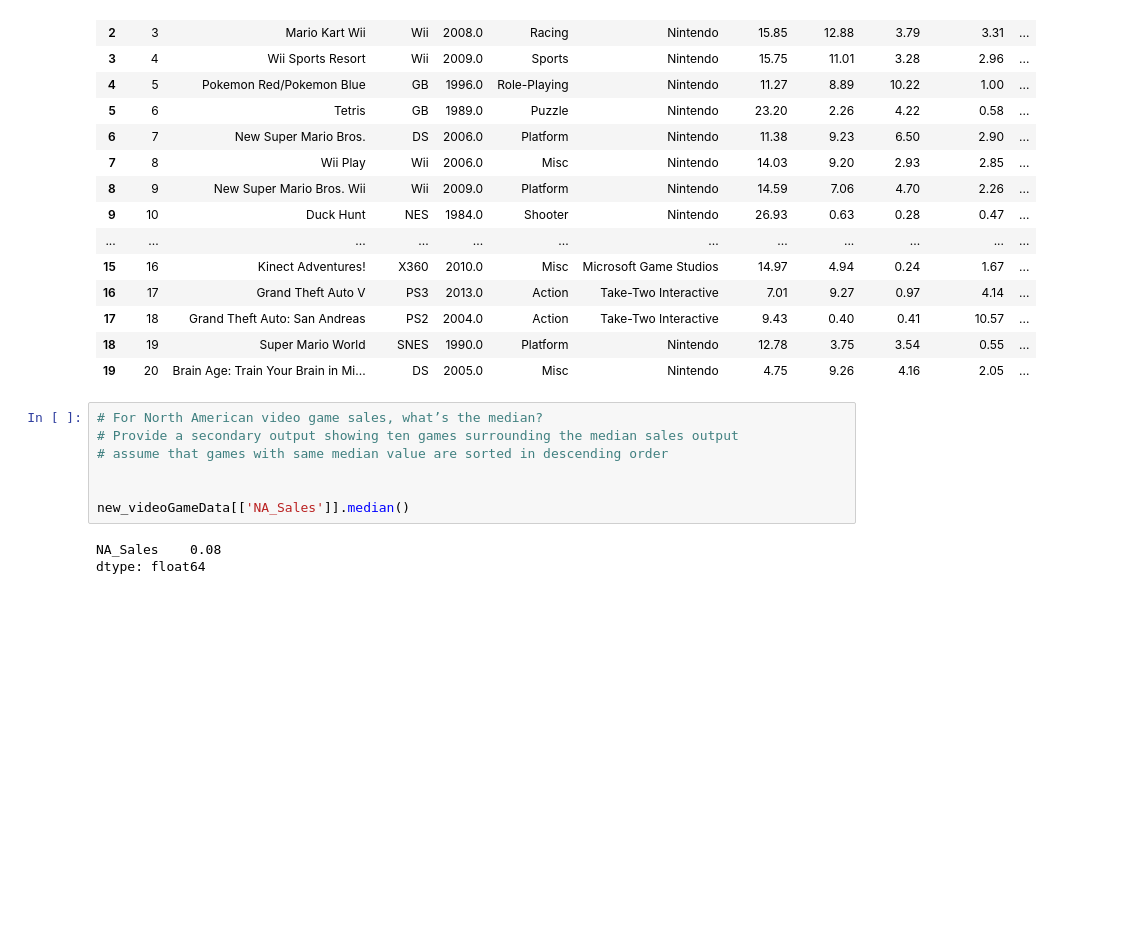
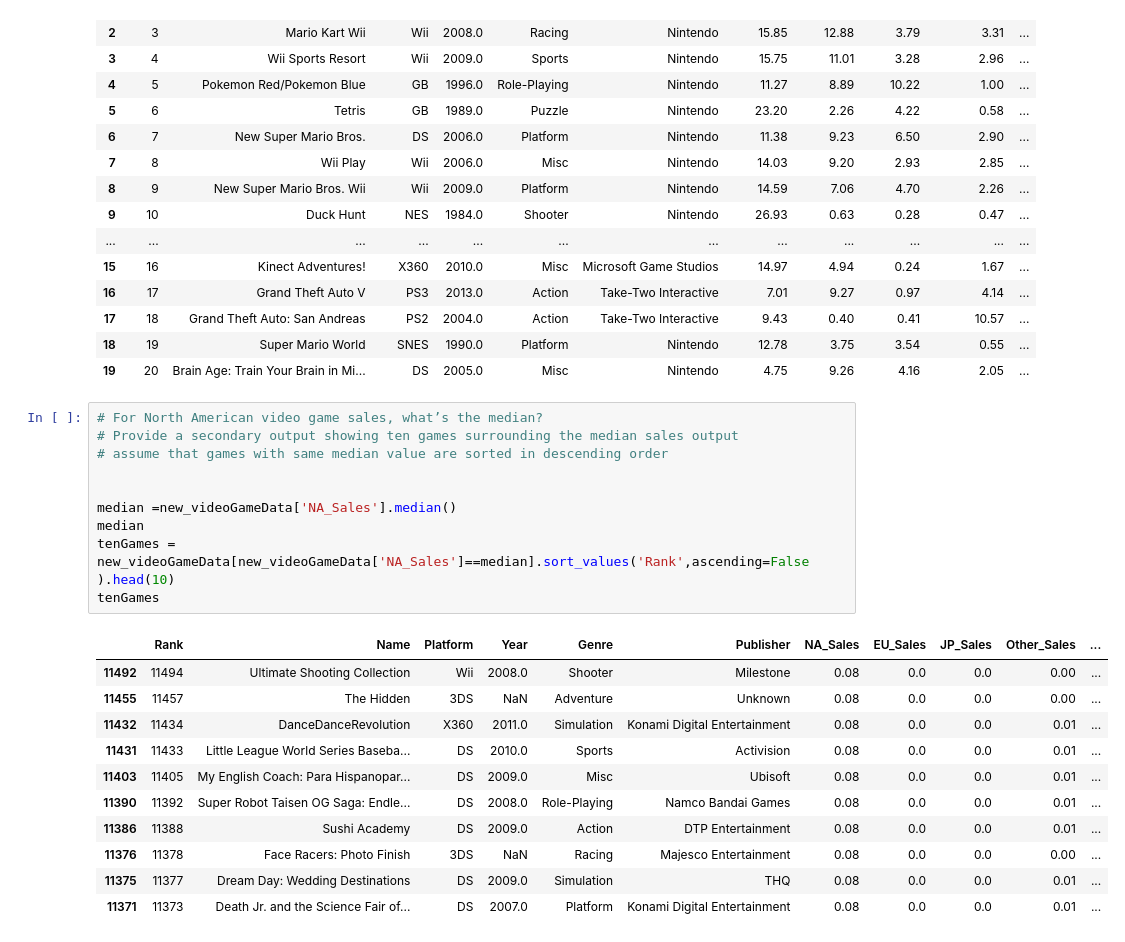
Before and after one commit to BoshraJaber/python-Pandas, a Jupyter notebook: vg-stats.ipynb, the cells around one changed output. Cells and saved outputs as stored; diff of their text form; blank space fills up the shorter version.

Commit message:
game data is done

```diff
--- a/vg-stats.ipynb
+++ b/vg-stats.ipynb
@@ -105,10 +105,22 @@ top20
 # %%
 # For North American video game sales, what’s the median?
 # Provide a secondary output showing ten games surrounding the median sales output
 # assume that games with same median value are sorted in descending order
 
 
-new_videoGameData[['NA_Sales']].median()
+median =new_videoGameData['NA_Sales'].median()
+median
+tenGames = new_videoGameData[new_videoGameData['NA_Sales']==median].sort_values('Rank',ascending=False ).head(10)
+tenGames
 # %% [output]
-NA_Sales    0.08
-dtype: float64
+|  | Rank | Name | Platform | Year | Genre | Publisher | NA_Sales | EU_Sales | JP_Sales | Other_Sales | ... |
+| 11492 | 11494 | Ultimate Shooting Collection | Wii | 2008.0 | Shooter | Milestone | 0.08 | 0.0 | 0.0 | 0.00 | ... |
+| 11455 | 11457 | The Hidden | 3DS | NaN | Adventure | Unknown | 0.08 | 0.0 | 0.0 | 0.00 | ... |
+| 11432 | 11434 | DanceDanceRevolution | X360 | 2011.0 | Simulation | Konami Digital Entertainment | 0.08 | 0.0 | 0.0 | 0.01 | ... |
+| 11431 | 11433 | Little League World Series Baseba... | DS | 2010.0 | Sports | Activision | 0.08 | 0.0 | 0.0 | 0.01 | ... |
+| 11403 | 11405 | My English Coach: Para Hispanopar... | DS | 2009.0 | Misc | Ubisoft | 0.08 | 0.0 | 0.0 | 0.01 | ... |
+| 11390 | 11392 | Super Robot Taisen OG Saga: Endle... | DS | 2008.0 | Role-Playing | Namco Bandai Games | 0.08 | 0.0 | 0.0 | 0.01 | ... |
+| 11386 | 11388 | Sushi Academy | DS | 2009.0 | Action | DTP Entertainment | 0.08 | 0.0 | 0.0 | 0.01 | ... |
+| 11376 | 11378 | Face Racers: Photo Finish | 3DS | NaN | Racing | Majesco Entertainment | 0.08 | 0.0 | 0.0 | 0.00 | ... |
+| 11375 | 11377 | Dream Day: Wedding Destinations | DS | 2009.0 | Simulation | THQ | 0.08 | 0.0 | 0.0 | 0.01 | ... |
+| 11371 | 11373 | Death Jr. and the Science Fair of... | DS | 2007.0 | Platform | Konami Digital Entertainment | 0.08 | 0.0 | 0.0 | 0.01 | ... |
```
Also changed, not shown: parts of 2 cells of this notebook.
